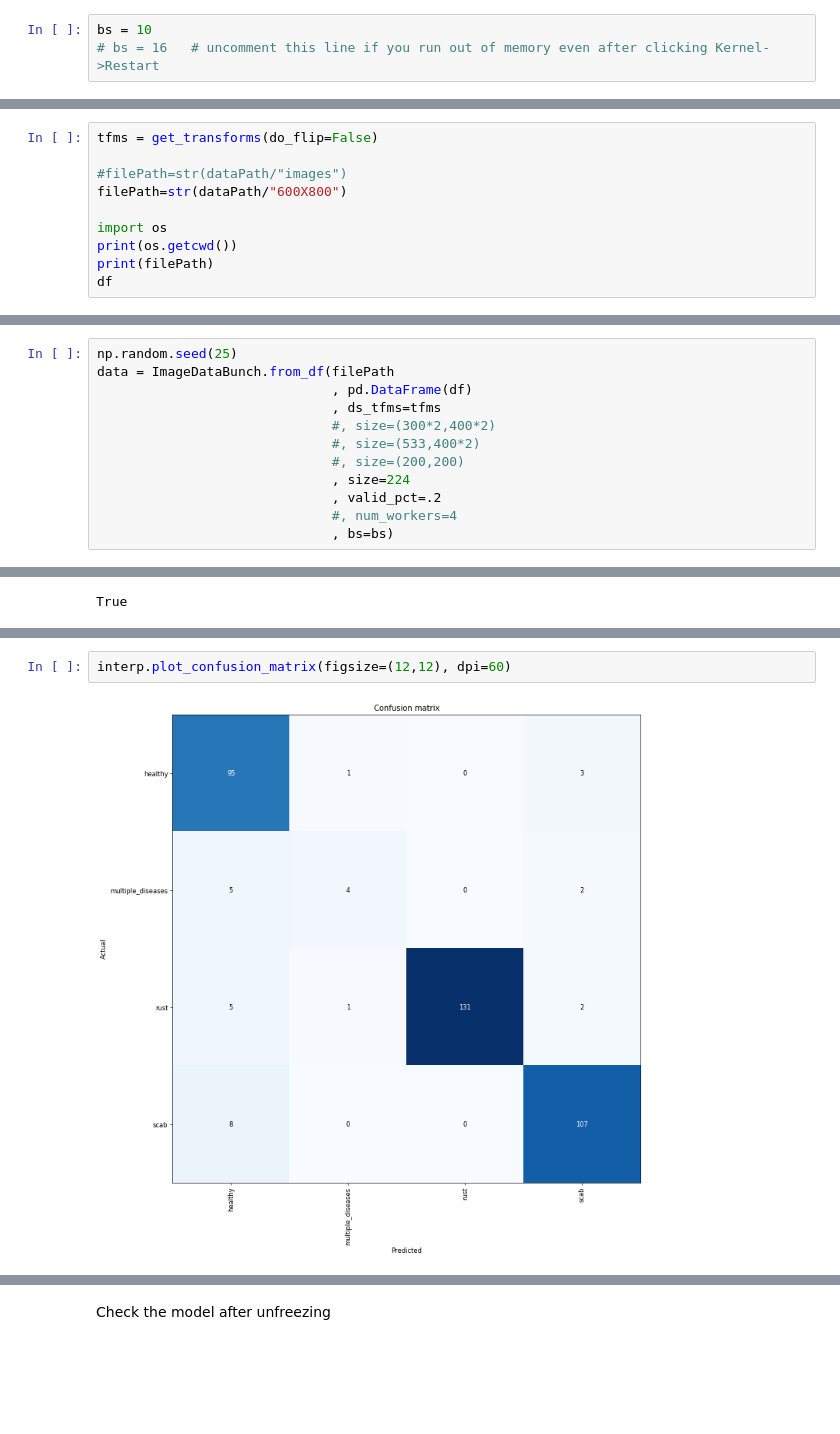
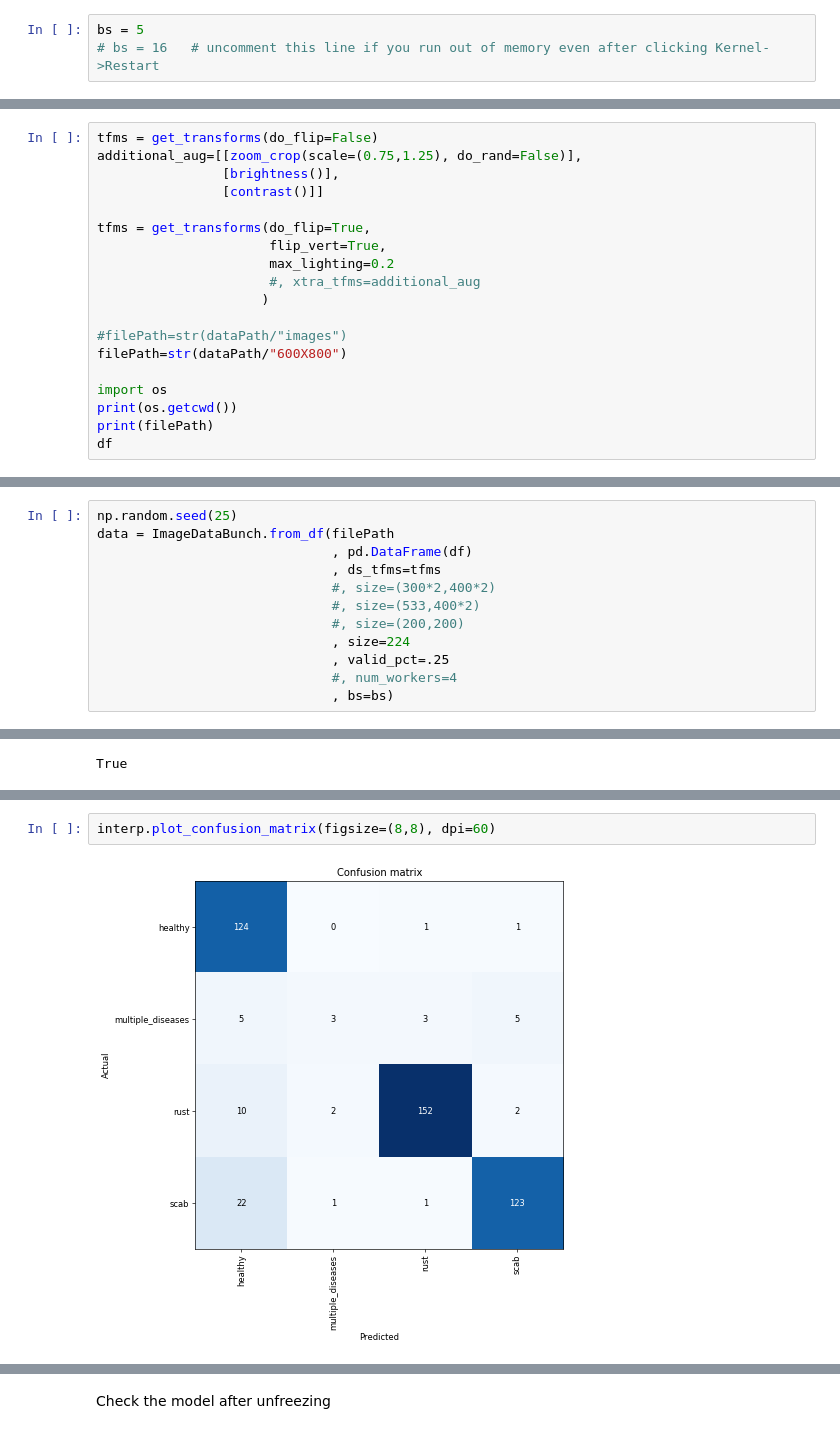
Before and after one commit to manojach87/PlantPathology2020, a Jupyter notebook: src/fastai-decentscore.ipynb, the cells around one changed output, grey strips where cells are left out. Drawn from its saved outputs; the diff is of its cells as text; blank space fills up the shorter version.

```diff
--- a/src/fastai-decentscore.ipynb
+++ b/src/fastai-decentscore.ipynb
@@ -10,7 +10,7 @@ from fastai.metrics import error_rate
 # %% [markdown]
 This is the batch size
 # %%
-bs = 10
+bs = 5
 # bs = 16   # uncomment this line if you run out of memory even after clicking Kernel->Restart
 # %% [markdown]
 Function to read from JSON file
@@ -112,6 +112,15 @@ df
 1821 rows × 2 columns
 # %%
 tfms = get_transforms(do_flip=False)
+additional_aug=[[zoom_crop(scale=(0.75,1.25), do_rand=False)],
+                [brightness()],
+                [contrast()]]
+
+tfms = get_transforms(do_flip=True,
+                      flip_vert=True,
+                      max_lighting=0.2
+                      #, xtra_tfms=additional_aug
+                     )
 
 #filePath=str(dataPath/"images")
 filePath=str(dataPath/"600X800")
@@ -145,7 +154,7 @@ data = ImageDataBunch.from_df(filePath
                               #, size=(533,400*2)
                               #, size=(200,200)
                               , size=224
-                              , valid_pct=.2
+                              , valid_pct=.25
                               #, num_workers=4
                               , bs=bs)
 # %%
@@ -225,5 +234,5 @@ interp.plot_top_losses(9, figsize=(15,11))
 # %%
-interp.plot_confusion_matrix(figsize=(12,12), dpi=60)
+interp.plot_confusion_matrix(figsize=(8,8), dpi=60)
 # %% [output]
-[figure, old version]
+[figure, new version]
 # %%
```
Also changed, not shown: parts of 39 cells of this notebook.
